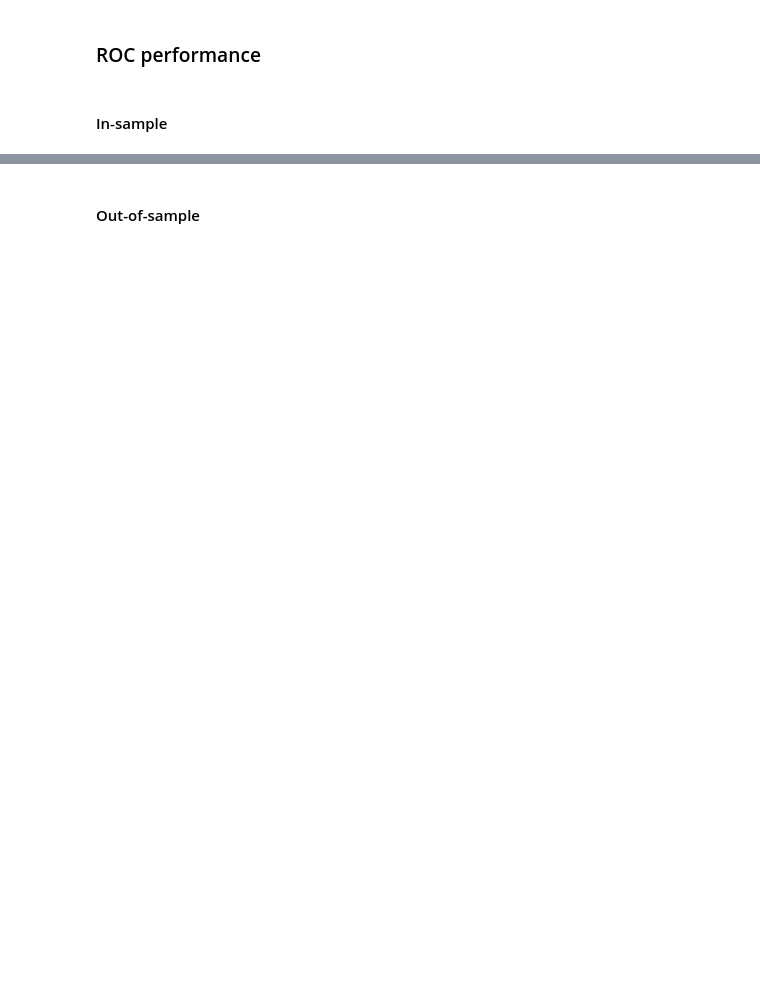
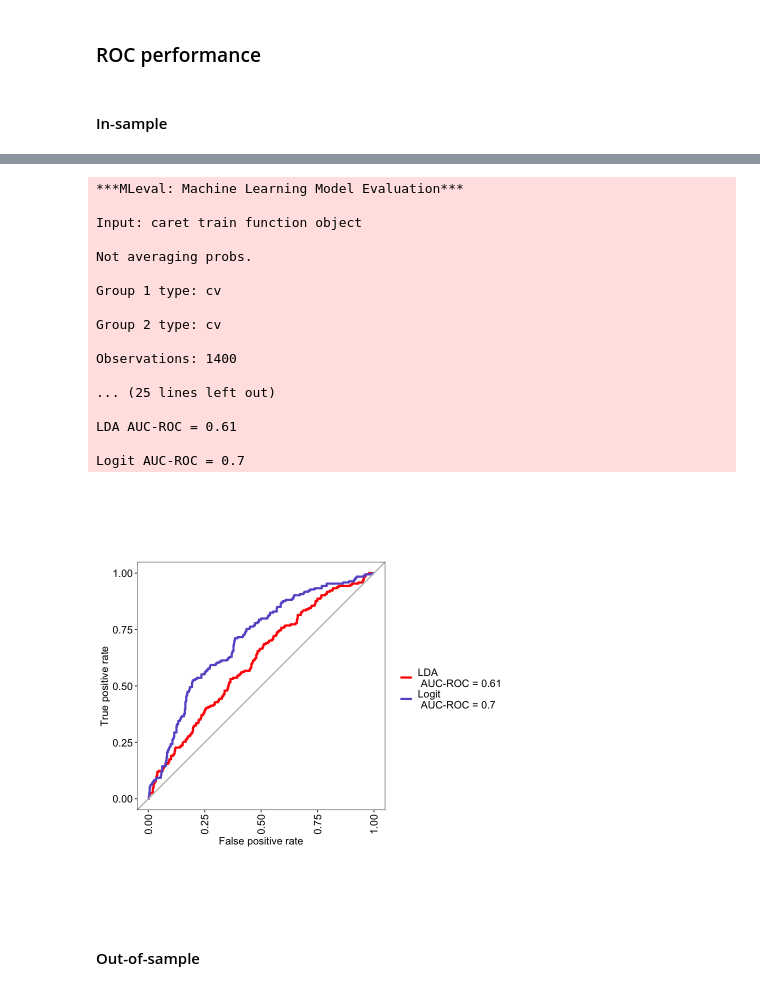
Before and after one commit to ignaciomsarmiento/BDML_20231_SS, a Jupyter notebook: SS4/Classification_SS4.ipynb, the cells around one changed output, grey strips where cells are left out. Saved outputs shown, nothing was run; the diff lists cells and outputs as text; code cells hidden in the pictures; blank space fills up the shorter version.

```diff
--- a/SS4/Classification_SS4.ipynb
+++ b/SS4/Classification_SS4.ipynb
@@ -242,5 +545,24 @@ res_lda_fit <- evalm(lda_fit,plots="r")
 # %%
-res_insample_all <- evalm(list(mylogit_caret,lda_fit),gnames=c('Logit','LDA'),plots='r')
+res_insample_all <- evalm(list(lda_fit,mylogit_caret),gnames=c('LDA','Logit'),plots='r')
+# %% [output]
+***MLeval: Machine Learning Model Evaluation***
+
+Input: caret train function object
+
+Not averaging probs.
+
+Group 1 type: cv
+
+Group 2 type: cv
+
+Observations: 1400
+
+... (25 lines left out)
+
+LDA AUC-ROC = 0.61
+
+Logit AUC-ROC = 0.7
+[figure, added]
 # %% [markdown]
 #### Out-of-sample
 # %%
```
Also changed, not shown: parts of 48 cells of this notebook.
